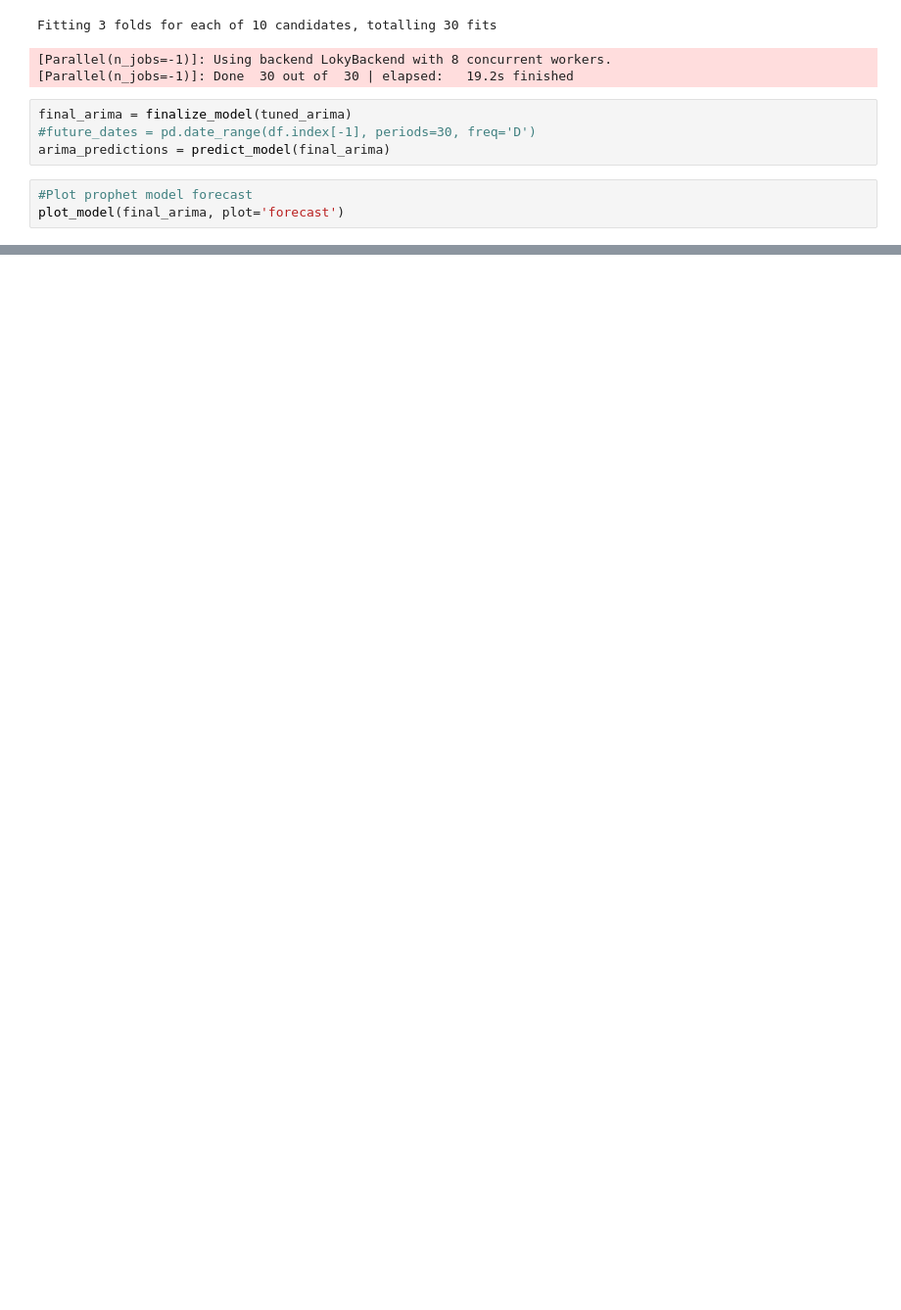
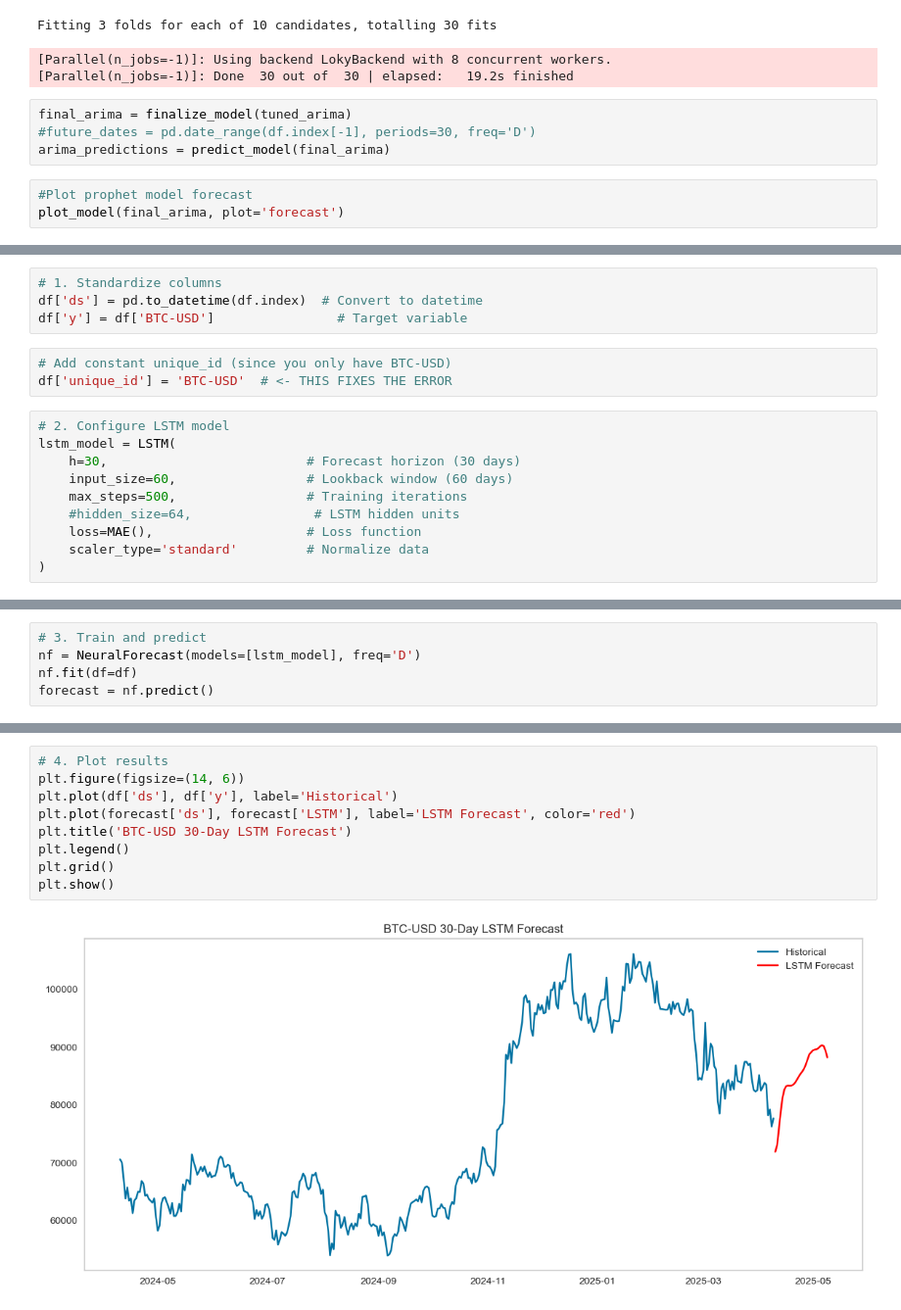
Before and after one commit to gedghill/AE2, a Jupyter notebook: arima_prophet_forecast.ipynb, the cells around one changed output, grey strips where cells are left out. Shown at 98% size. Cells and saved outputs as stored; diff of their text form; blank space fills up the shorter version.

Commit message:
lstm debugging

```diff
--- a/arima_prophet_forecast.ipynb
+++ b/arima_prophet_forecast.ipynb
@@ -210,0 +473,17 @@ plot_model(final_arima, plot='forecast')
+# %%
+# 1. Standardize columns
+df['ds'] = pd.to_datetime(df.index)  # Convert to datetime
+df['y'] = df['BTC-USD']                # Target variable
+# %%
+# Add constant unique_id (since you only have BTC-USD)
+df['unique_id'] = 'BTC-USD'  # <- THIS FIXES THE ERROR
+# %%
+# 2. Configure LSTM model
+lstm_model = LSTM(
+    h=30,                          # Forecast horizon (30 days)
+    input_size=60,                 # Lookback window (60 days)
+    max_steps=500,                 # Training iterations
+    #hidden_size=64,                # LSTM hidden units
+    loss=MAE(),                    # Loss function
+    scaler_type='standard'         # Normalize data
+)
@@ -210,0 +492,5 @@ plot_model(final_arima, plot='forecast')
+# %%
+# 3. Train and predict
+nf = NeuralForecast(models=[lstm_model], freq='D')
+nf.fit(df=df)
+forecast = nf.predict()
@@ -210,0 +520,11 @@ plot_model(final_arima, plot='forecast')
+# %%
+# 4. Plot results
+plt.figure(figsize=(14, 6))
+plt.plot(df['ds'], df['y'], label='Historical')
+plt.plot(forecast['ds'], forecast['LSTM'], label='LSTM Forecast', color='red')
+plt.title('BTC-USD 30-Day LSTM Forecast')
+plt.legend()
+plt.grid()
+plt.show()
+# %% [output]
+[figure, added]
```
Also changed, not shown: parts of 28 cells of this notebook.
